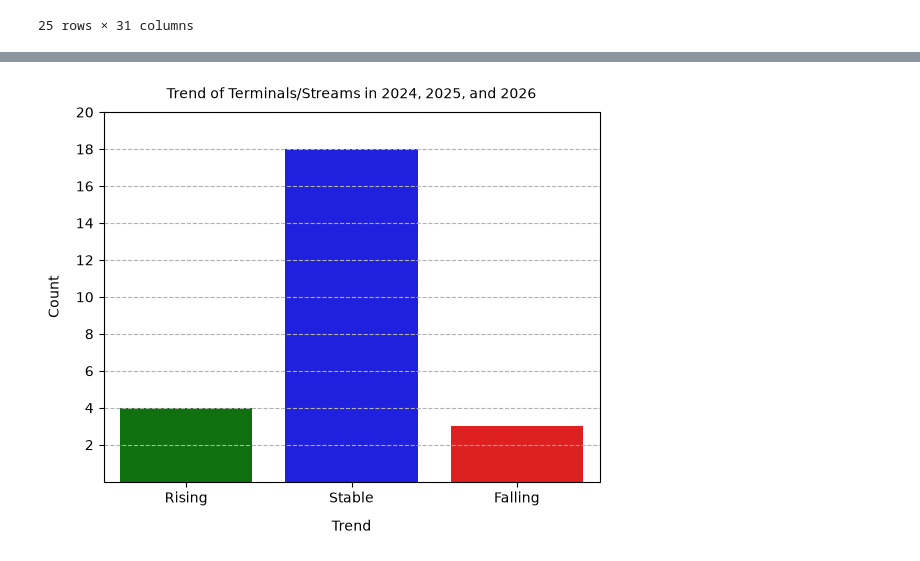
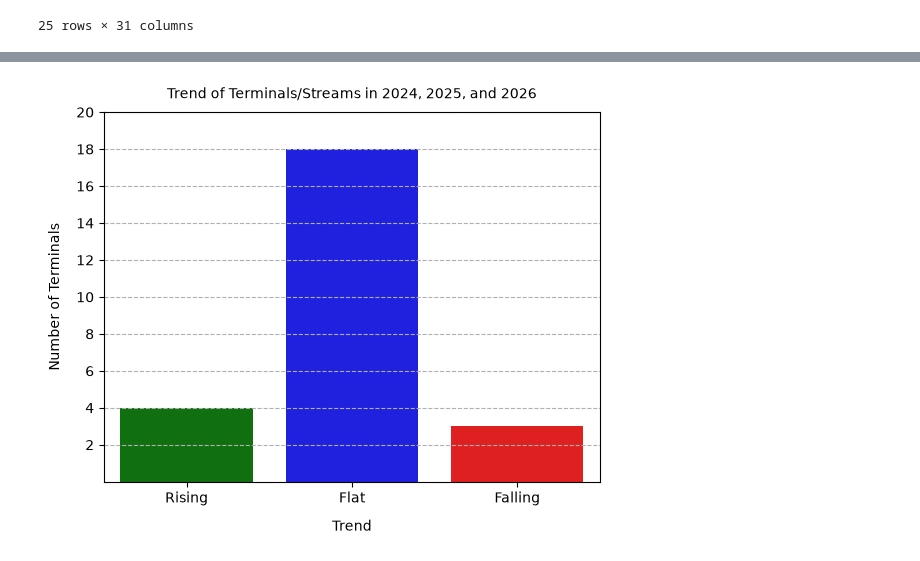
Before and after one commit to loteehenry/Oil-Production---Exploratory-Data-Analysis, a Jupyter notebook: notebooks/analysis.ipynb, the cells around one changed output, grey strips where cells are left out. Drawn from its saved outputs; the diff is of its cells as text; code cells hidden in the pictures.

```diff
--- a/notebooks/analysis.ipynb
+++ b/notebooks/analysis.ipynb
@@ -715,9 +715,9 @@ start = q2_master_df.iloc[:, 1:4].mean(axis=1)
 end = q2_master_df.iloc[:, -3:].mean(axis=1)
 
 # percentage change in output from first three months to last three months
-pct_change_df = ((end - start) / start) * 100
+pct_change = ((end - start) / start) * 100
 
-pct_change_df
+pct_change
 # %% [output]
 Terminal/Stream
 BONNY                       70.910737
@@ -745,9 +745,9 @@ q2_deviation = q2_deviation_df["Standard Deviation"].squeeze()
 trend = pd.Series(index=q2_master_df.index, dtype="object")
 
 # classify the trend of each terminal based on the percentage change and standard deviation
-trend[pct_change_df > 2 * q2_deviation] = "Rising"
-trend[pct_change_df < -2 * q2_deviation] = "Falling"
-trend[(pct_change_df <= 2 * q2_deviation) & (pct_change_df >= -2 * q2_deviation)] = "Stable"
+trend[pct_change > 2 * q2_deviation] = "Rising"
+trend[pct_change < -2 * q2_deviation] = "Falling"
+trend[(pct_change <= 2 * q2_deviation) & (pct_change >= -2 * q2_deviation)] = "Flat"
 trend
 # %% [output]
 Terminal/Stream
@@ -770,12 +778,13 @@ dtype: object
 # %%
+# converts trend series to dataframe named trend_df for visualization
 trend_df = trend.to_frame(name="Trend")
 
-sns.countplot(data=trend_df, x="Trend", hue="Trend", palette={"Rising": "green", "Falling": "red", "Stable": "blue"})
+sns.countplot(data=trend_df, x="Trend", hue="Trend", palette={"Rising": "green", "Falling": "red", "Flat": "blue"})
 plt.title("Trend of Terminals/Streams in 2024, 2025, and 2026", fontsize=10, pad=10)
 plt.xlabel("Trend", fontsize=10, labelpad=10)
-plt.ylabel("Count", fontsize=10, labelpad=10)
+plt.ylabel("Number of Terminals", fontsize=10, labelpad=10)
 plt.yticks([2, 4, 6, 8, 10, 12, 14, 16, 18, 20], ["2", "4", "6", "8", "10", "12", "14", "16", "18", "20"])
 plt.grid(axis="y", linestyle="--")
 plt.show()
 # %% [output]
-[figure, old version]
+[figure, new version]
```
Also changed, not shown: parts of 6 cells of this notebook, 1 other file.
